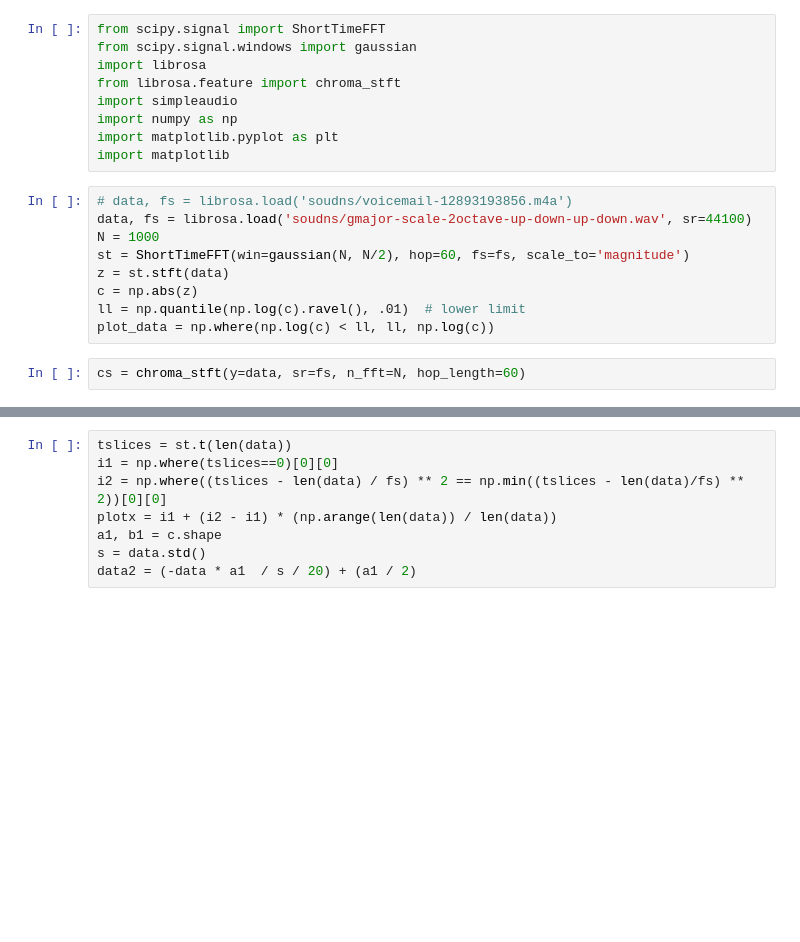
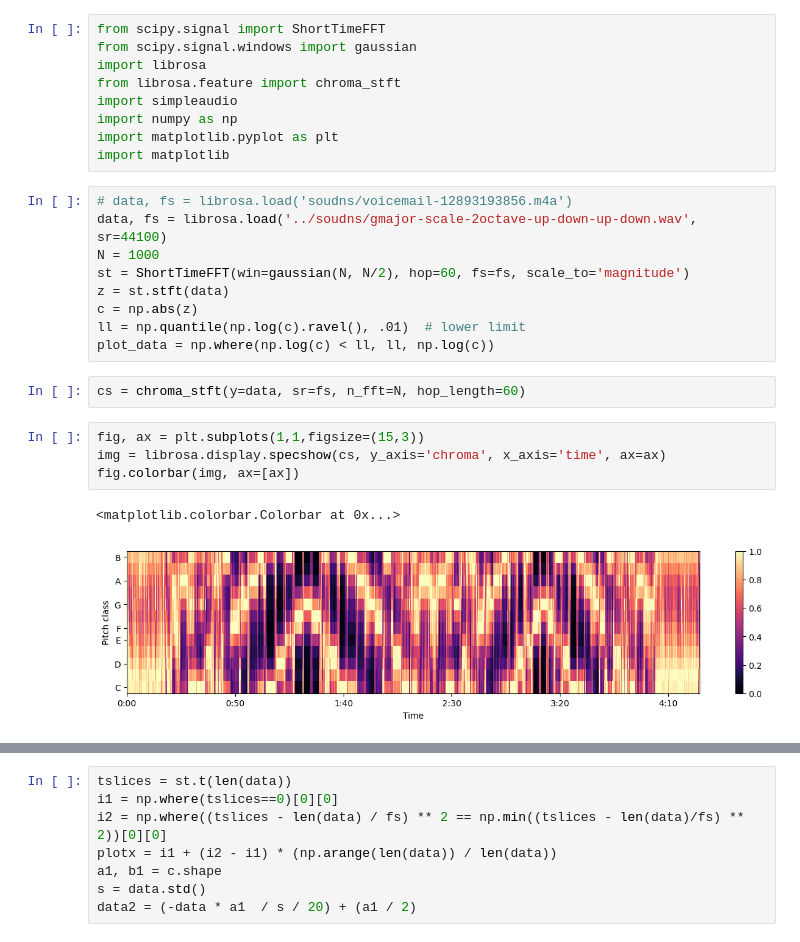
Before and after one commit to ubiquitousidea/soundanalyzer, a Jupyter notebook: notebooks/stft2.ipynb, the cells around one changed output, grey strips where cells are left out. Cells and saved outputs as stored; diff of their text form; blank space fills up the shorter version.

```diff
--- a/notebooks/stft2.ipynb
+++ b/notebooks/stft2.ipynb
@@ -11,7 +11,7 @@ import matplotlib.pyplot as plt
 import matplotlib
 # %%
 # data, fs = librosa.load('soudns/voicemail-12893193856.m4a')
-data, fs = librosa.load('soudns/gmajor-scale-2octave-up-down-up-down.wav', sr=44100)
+data, fs = librosa.load('../soudns/gmajor-scale-2octave-up-down-up-down.wav', sr=44100)
 N = 1000
 st = ShortTimeFFT(win=gaussian(N, N/2), hop=60, fs=fs, scale_to='magnitude')
 z = st.stft(data)
@@ -20,6 +20,13 @@ ll = np.quantile(np.log(c).ravel(), .01)  # lower limit
 plot_data = np.where(np.log(c) < ll, ll, np.log(c))
 # %%
 cs = chroma_stft(y=data, sr=fs, n_fft=N, hop_length=60)
+# %%
+fig, ax = plt.subplots(1,1,figsize=(15,3))
+img = librosa.display.specshow(cs, y_axis='chroma', x_axis='time', ax=ax)
+fig.colorbar(img, ax=[ax])
+# %% [output]
+<matplotlib.colorbar.Colorbar at 0x...>
+[figure, added]
 # %%
 fig, ax = plt.subplots(1,1,figsize=(15,5))
 ax.imshow(cs, aspect=100, cmap='magma', interpolation='none')
```
Also changed, not shown: parts of 4 cells of this notebook, 1 other file.
